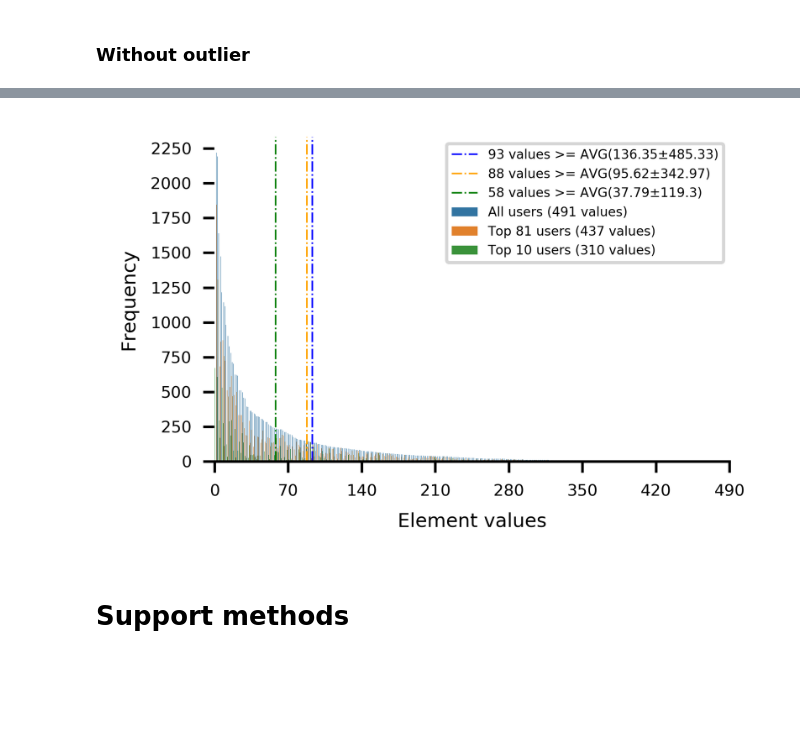
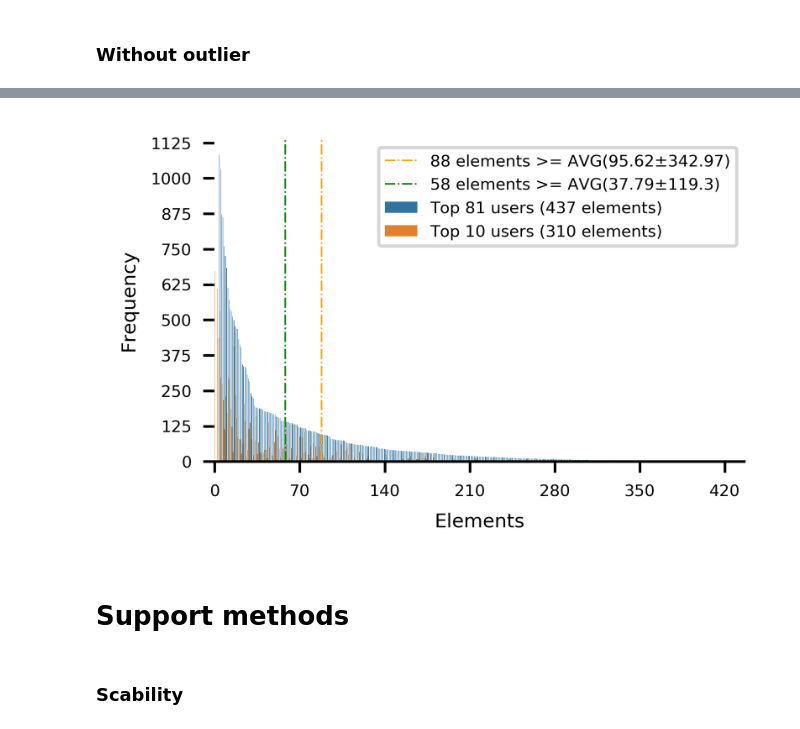
Before and after one commit to bigdata-ufsc/ss-ococlus, a Jupyter notebook: exploratory_analysis.ipynb, the cells around one changed output, grey strips where cells are left out. Saved outputs shown, nothing was run; the diff lists cells and outputs as text; code cells hidden in the pictures; blank space fills up the shorter version.

```diff
--- a/exploratory_analysis.ipynb
+++ b/exploratory_analysis.ipynb
@@ -377,9 +384,12 @@ df_no_outlier = df_elems_freq_group_users.copy()
 # df_elems_freq_group_users['Frequency'] = np.where((df_elems_freq_group_users.Elements=='Home (private)' and
 #                                                   df_elems_freq_group_users.User_group=='All users (491 values)'),0,df_elems_freq_group_users.Elements)
 # df_elems_freq_group_users.loc[((df_elems_freq_group_users.Elements=='Home (private)') & (df_elems_freq_group_users.User_group=='All users (491 values)')),'Frequency']=0
-df_no_outlier.loc[((df_no_outlier['Elements'].isin(['Home (private)','Metro Station'])) & (df_no_outlier.User_group=='All users (491 values)')),'Frequency']=0
-df_no_outlier.loc[((df_no_outlier['Elements'].isin(['Home (private)','Metro Station'])) & (df_no_outlier.User_group=='Top 81 users (437 values)')),'Frequency']=0
-df_no_outlier.loc[((df_no_outlier['Elements'].isin(['Metro Station'])) & (df_no_outlier.User_group=='Top 10 users (310 values)')),'Frequency']=0
+df_no_outlier.loc[((df_no_outlier['Elements'].isin(['Home (private)','Metro Station','Deli / Bodega','Office'])) &
+                   (df_no_outlier.User_group=='All users (491 elements)')),'Frequency']=0
+df_no_outlier.loc[((df_no_outlier['Elements'].isin(['Home (private)','Metro Station','Deli / Bodega','Office'])) &
+                   (df_no_outlier.User_group=='Top 81 users (437 elements)')),'Frequency']=0
+df_no_outlier.loc[((df_no_outlier['Elements'].isin(['Metro Station'])) &
+                   (df_no_outlier.User_group=='Top 10 users (310 elements)')),'Frequency']=0
 # df_no_outlier.head()
 dpi = 600
 fig = plt.figure(figsize=(3, 2),dpi=dpi)
@@ -387,55 +397,60 @@ fig = plt.figure(figsize=(3, 2),dpi=dpi)
 # ax = sns.barplot(x='Elements', y='Frequency', color='Blue',data=df_elems_freq_group_users)#, order=order_x ,
 # ax = sns.barplot(x=new_x, y='Frequency', hue='User_group', data=df_elems_freq_group_users)# new_x works for just one var
 ax2 = sns.barplot(x='Elements', y='Frequency', hue='User_group', data=df_no_outlier)#, order=order_x ,
+# ax2 = sns.displot(x='Frequency', hue='User_group', data=df_no_outlier,element="step")#, order=order_x ,
 for c in ax2.patches:
     c.set_zorder(0)
 
-cut_elems = np.count_nonzero(np.array(values_counts_values_list)>=avg_freq_all)
-label = str(cut_elems)+' values'+' >= AVG('+str(np.round(avg_freq_all,2))+'\u00B1'+str(np.round(std_freq_all,2))+')'
-ax2.axvline(x=cut_elems, color='blue',linewidth=.5, linestyle='-.', label=label)
+# descomentar essa parte para voltar com 193
+# cut_elems = np.count_nonzero(np.array(values_counts_values_list)>=avg_freq_all)
+# label = str(cut_elems)+' elements'+' >= AVG('+str(np.round(avg_freq_all,2))+'\u00B1'+str(np.round(std_freq_all,2))+')'
+# ax2.axvline(x=cut_elems, color='blue',linewidth=.5, linestyle='-.', label=label)
 
 cut_elems = np.count_nonzero(np.array(freqs_81)>=avg_freq_81)
-label = str(cut_elems)+' values'+' >= AVG('+str(np.round(avg_freq_81,2))+'\u00B1'+str(np.round(std_freq_81,2))+')'
+label = str(cut_elems)+' elements'+' >= AVG('+str(np.round(avg_freq_81,2))+'\u00B1'+str(np.round(std_freq_81,2))+')'
 ax2.axvline(x=cut_elems, color='orange',linewidth=.5, linestyle='-.', label=label)
 
 cut_elems = np.count_nonzero(np.array(freqs_10)>=avg_freq_10)
-label = str(cut_elems)+' values'+' >= AVG('+str(np.round(avg_freq_10,2))+'\u00B1'+str(np.round(std_freq_10,2))+')'
+label = str(cut_elems)+' elements'+' >= AVG('+str(np.round(avg_freq_10,2))+'\u00B1'+str(np.round(std_freq_10,2))+')'
 ax2.axvline(x=cut_elems, color='green',linewidth=.5, linestyle='-.', label=label)
 
 # df_lineplot = pd.DataFrame(columns=['x_axis','y_axis','AVG'])
 # avgs = [avg_freq_all,avg_freq_81,avg_freq_10]
 # gps = ['All users','Top 81 users','Top 10 users']
 
 # for i in range(len(gps)):
 #     for x_i in range(len(order_x)):
 #         df_lineplot = df_lineplot.append({'x_axis':x_i,'y_axis':avgs[i],'AVG':gps[i]}, ignore_index=True)
 # # y_all = [avg_freq_all for i in range(len(order_x))]
 # x_all = np.arange(0,len(values_counts_keys_list))
 # # sns.lineplot(x=np.arange(0,len(x)),y=y2 , color='r', ax=ax, legend='brief', label='average')
 # sns.lineplot(x='x_axis',y='y_axis', hue='AVG', ax=ax, legend='brief',data=df_lineplot)
 
-ax2.legend(loc='upper right', fontsize=4)
+ax2.legend(loc='upper right', fontsize=5)
 
 sns.despine(offset=0, trim=True, left=True)
 # plt.xlim(0,491)
 # plt.ylim(0,1)
 # ax.set_xticklabels(ax.get_xticks(), size = 6)#xticklabels
 ax2.set_xticklabels(ax2.get_xmajorticklabels(), fontsize = 5)
 ax2.xaxis.set_major_locator(ticker.MultipleLocator(70))
 ax2.xaxis.set_major_formatter(ticker.ScalarFormatter())
 # ax.set_yticklabels(ax.get_yticks(), size = 5)
 ax2.set_yticklabels(ax.get_ymajorticklabels(), fontsize = 5)
-ax2.yaxis.set_major_locator(ticker.MultipleLocator(250))
+# ax2.yaxis.set_major_locator(ticker.MultipleLocator(250))# original com os 3 datasets
+ax2.yaxis.set_major_locator(ticker.MultipleLocator(125))# com o top 81 e 10
 ax2.yaxis.set_major_formatter(ticker.ScalarFormatter())
 
 # plt.legend(loc='upper left')
 plt.ylabel('Frequency',fontsize=6)
-plt.xlabel('Element values',fontsize=6)
+plt.xlabel('Elements',fontsize=6)
 plt.tight_layout()
 plt.show()
 # fig.savefig('C:/Users/yurin/Downloads/freqs_els_by_users_no_outlier.png',transparent=True,bbox_inches = 'tight',pad_inches=0,dpi=dpi)
+file = 'freqs_els_by_users_no_outlier_t81-10.png'
+fig.savefig('C:/Users/yurin/Downloads/'+file,transparent=True,bbox_inches = 'tight',pad_inches=0,dpi=dpi)
 # %% [output]
-[figure, old version]
+[figure, new version]
 # %% [markdown]
 #  Support methods
 # %%
@@ -532,3 +547,5 @@ def create_df_map_traj_user(df=pd.DataFrame):
     except:
         raise('Please, check the input data format.')
         return None
+# %% [markdown]
+### Scability
```
Also changed, not shown: parts of 20 cells of this notebook, 25 other files.
